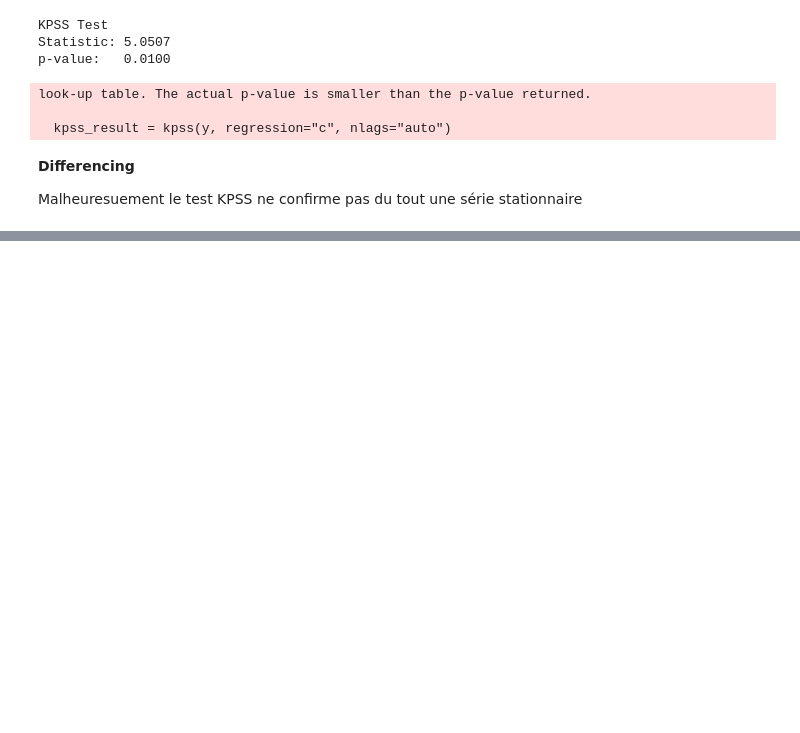
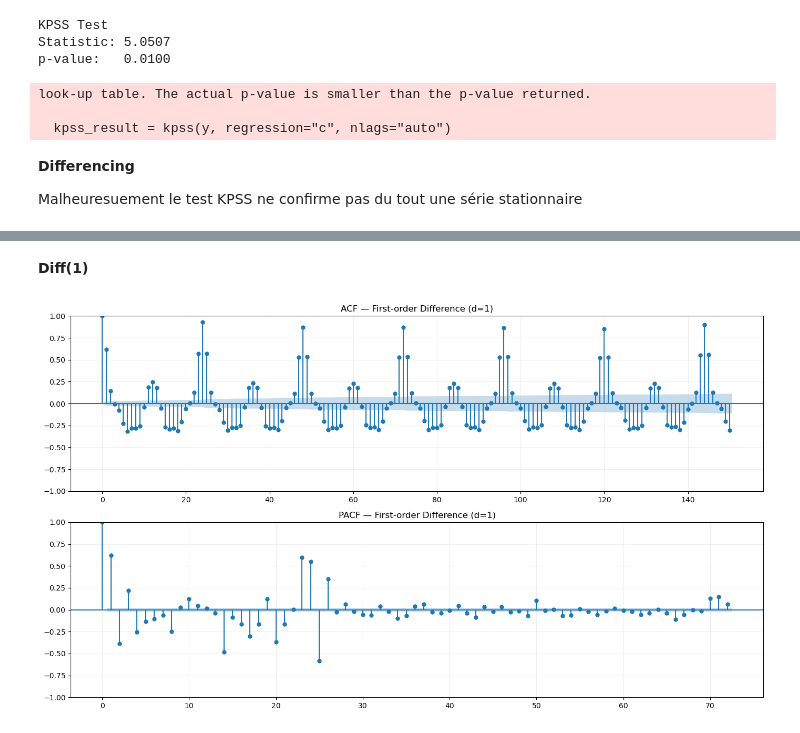
Before and after one commit to Alexandro-Biz24/TimeSeries_RTE_Project, a Jupyter notebook: Project_RTE_BIZEUL_CHEN_BROUQUIER.ipynb, the cells around one changed output, grey strips where cells are left out. Saved outputs shown, nothing was run; the diff lists cells and outputs as text; code cells hidden in the pictures; blank space fills up the shorter version.

```diff
--- a/Project_RTE_BIZEUL_CHEN_BROUQUIER.ipynb
+++ b/Project_RTE_BIZEUL_CHEN_BROUQUIER.ipynb
@@ -1021,0 +1118,22 @@ Malheuresuement le test KPSS ne confirme pas du tout une série stationnaire
+# %% [markdown]
+**Diff(1)**
+# %%
+from statsmodels.graphics.tsaplots import plot_acf, plot_pacf
+
+# First-order differencing
+y_diff1 = y.diff().dropna()
+
+fig, axes = plt.subplots(2, 1, figsize=(14, 8))
+
+plot_acf(y_diff1, lags=150, ax=axes[0])
+axes[0].set_title("ACF — First-order Difference (d=1)")
+axes[0].grid(alpha=0.2)
+
+plot_pacf(y_diff1, lags=72, ax=axes[1], method="ywm")
+axes[1].set_title("PACF — First-order Difference (d=1)")
+axes[1].grid(alpha=0.2)
+
+plt.tight_layout()
+plt.show()
+# %% [output]
+[figure, added]
```
Also changed, not shown: parts of 42 cells of this notebook.
